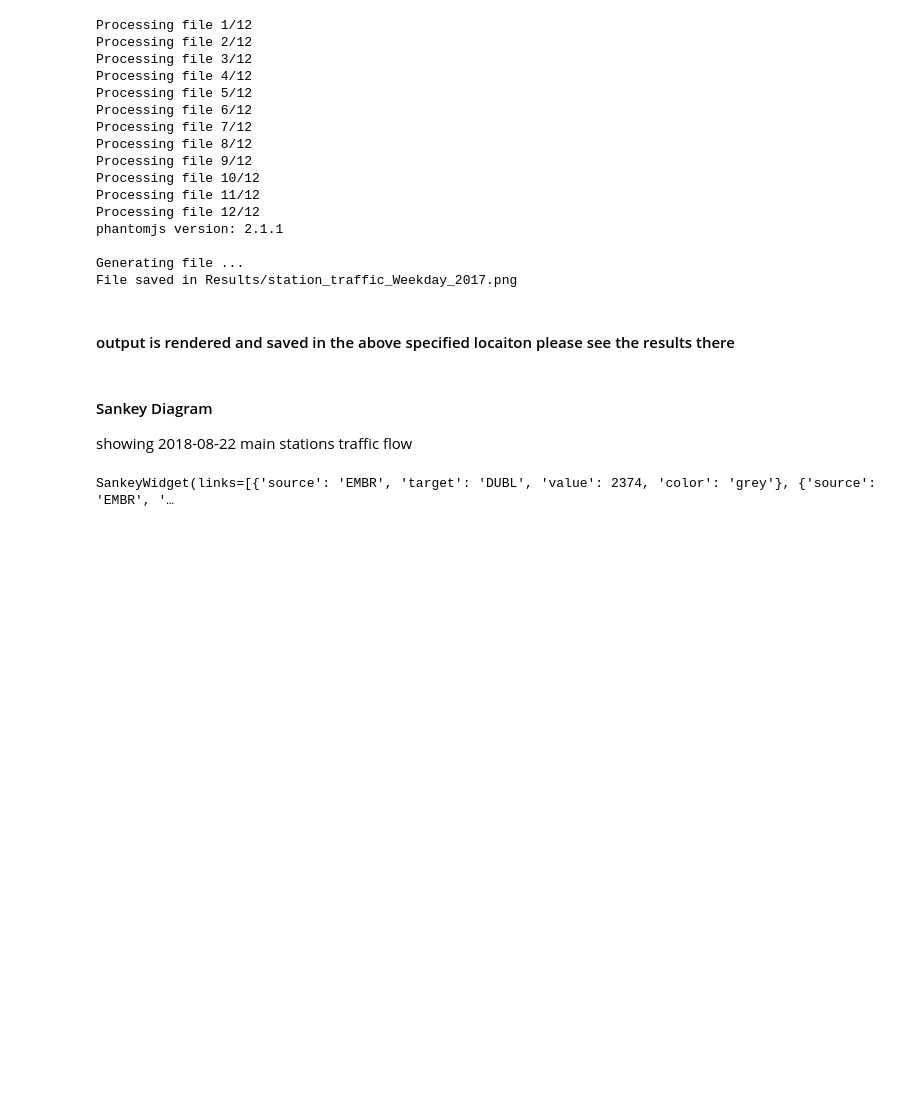
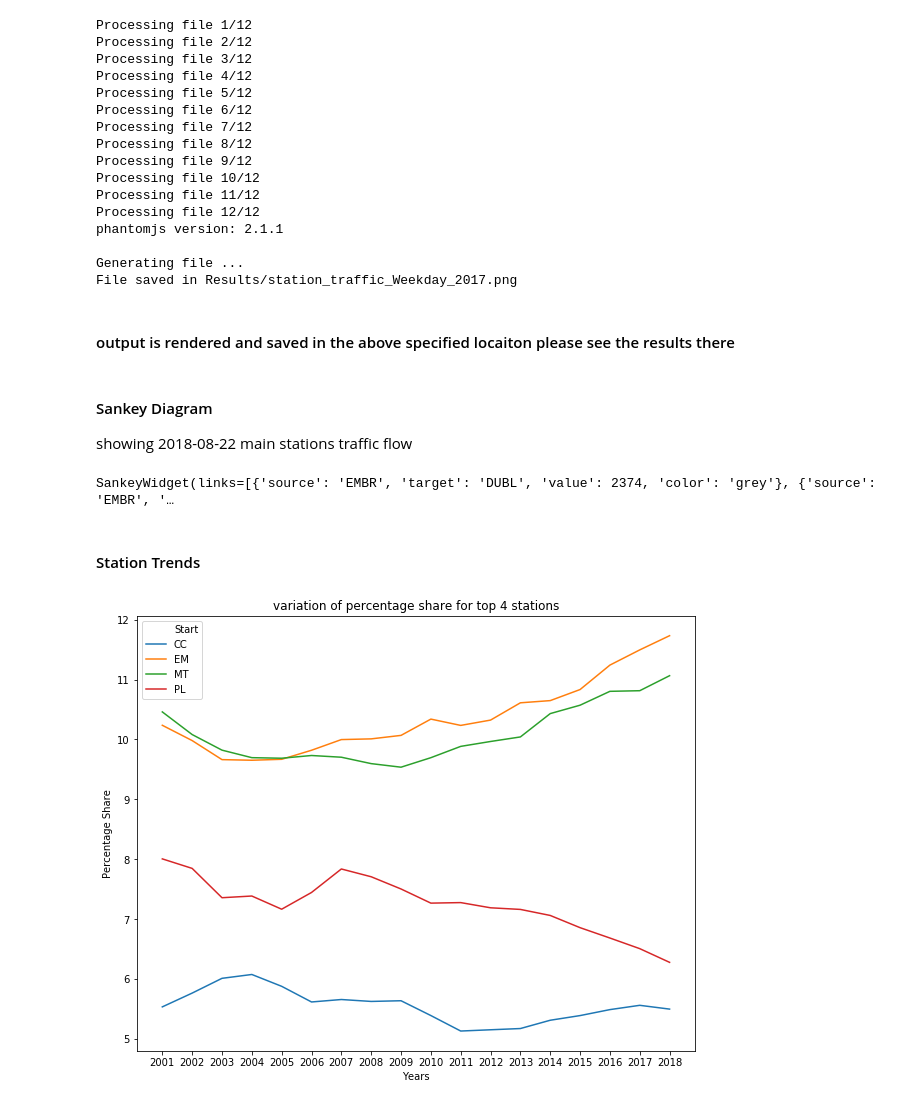
Before and after one commit to CharleneC/ECE143_F18, a Jupyter notebook: BART_Trends-Main_Notebook.ipynb, the cells around one changed output. Drawn from its saved outputs; the diff is of its cells as text; code cells hidden in the pictures; blank space fills up the shorter version.

Commit message:
Renaming plus adding percentage trend

```diff
--- a/BART_Trends-Main_Notebook.ipynb
+++ b/BART_Trends-Main_Notebook.ipynb
@@ -200,3 +200,5 @@ filename = 'Data/HourlyRidership/date-hour-soo-dest-2018.csv'#fix the file path
 create_sankey_traffic_flow(filename)
 # %% [output]
 SankeyWidget(links=[{'source': 'EMBR', 'target': 'DUBL', 'value': 2374, 'color': 'grey'}, {'source': 'EMBR', '…
+# %% [markdown]
+#### Station Trends
@@ -202,0 +207,4 @@ SankeyWidget(links=[{'source': 'EMBR', 'target': 'DUBL', 'value': 2374, 'color':
+# %%
+plot_station_percent_share(df)
+# %% [output]
+[figure, added]
```
Also changed, not shown: parts of 3 cells of this notebook, 1 other file.
